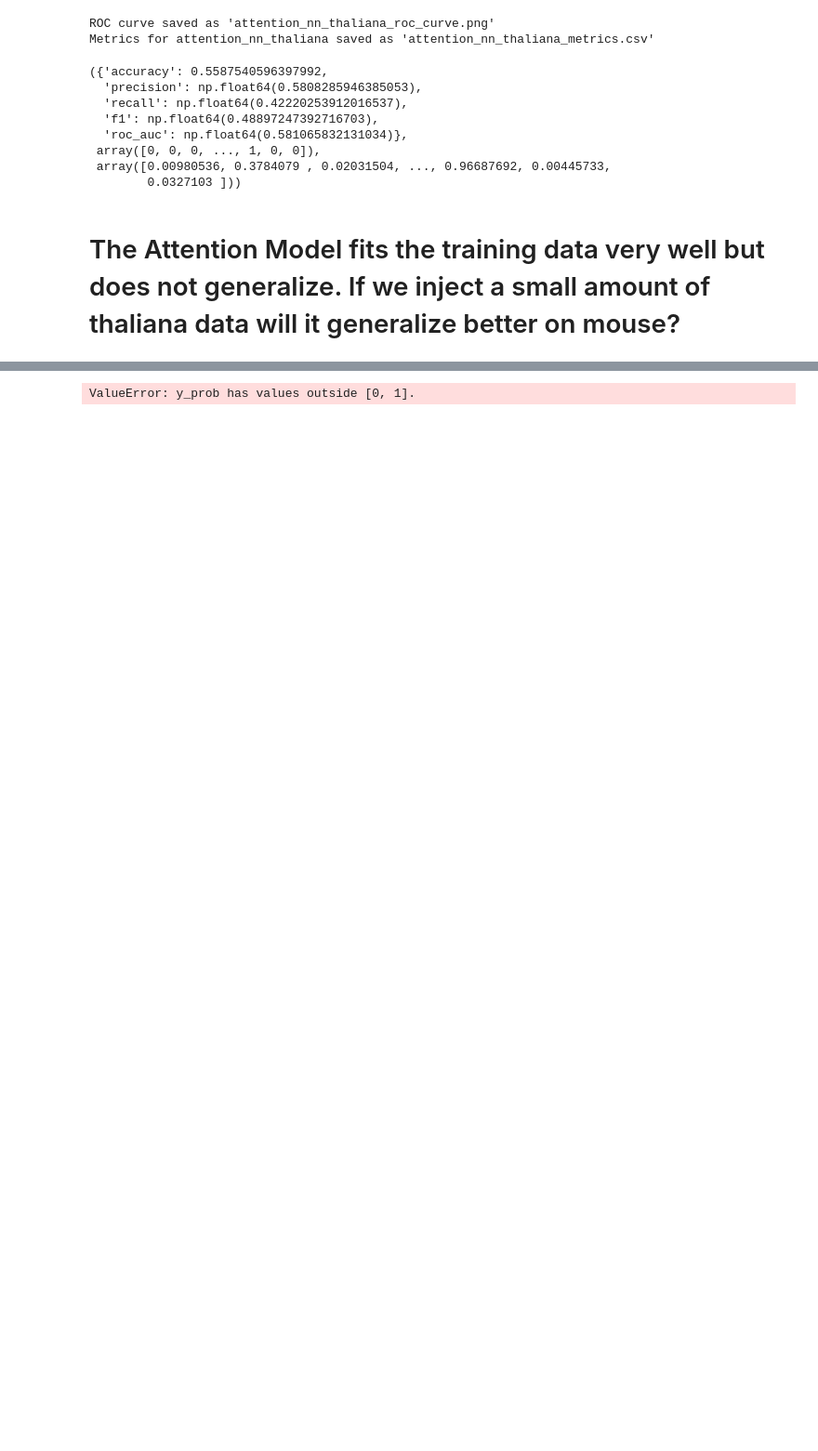
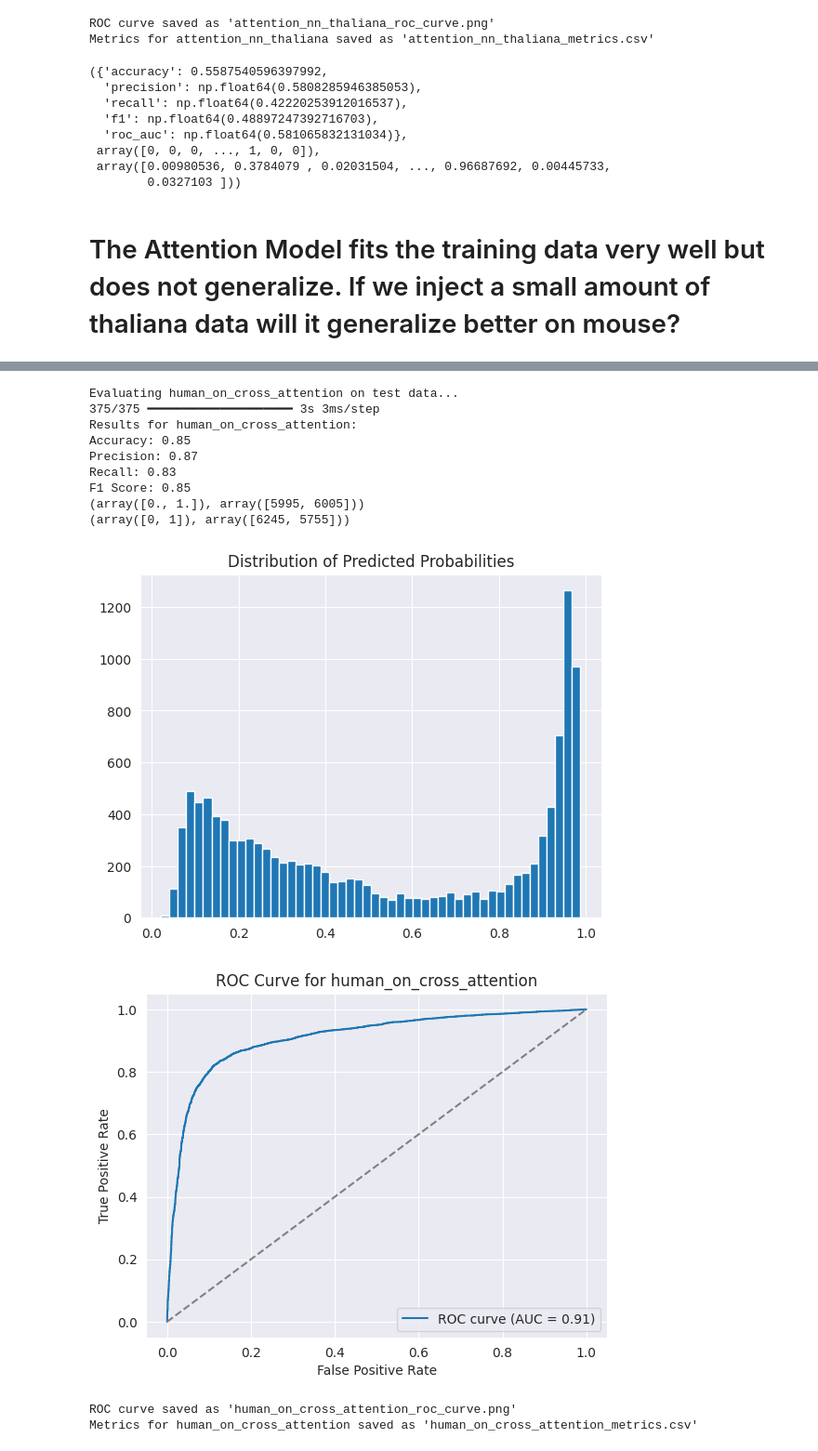
Before and after one commit to Jorjorian/PromoterKmers, a Jupyter notebook: ProjectDraftCode.ipynb, the cells around one changed output, grey strips where cells are left out. Shown at 93% size. Cells and saved outputs as stored; diff of their text form; code cells hidden in the pictures; blank space fills up the shorter version.

Commit message:
Implemented good transformer model, seeing if spiking in distance species data will help with generalizability

```diff
--- a/ProjectDraftCode.ipynb
+++ b/ProjectDraftCode.ipynb
@@ -95,7 +90,7 @@ def evaluate_model(best_model, X_test, y_test, model_name, attention=False, max_
         if not attention:
             X_test_tensor = tf.constant(X_test, dtype=tf.string)
         else:
-            X_test_tokenized = tokenize_and_pad_kmers(X_test, tokenizer, k=4, max_length=max_length)
+            X_test_tokenized = tokenize_and_pad_kmers(X_test, tokenizer, k=5, max_length=max_length)
             X_test_tensor = tf.constant(X_test_tokenized, dtype=tf.int32)
         # Get predicted probabilities
         y_prob = best_model.predict(X_test_tensor).flatten()
@@ -1079,0 +1139,10 @@ Metrics for attention_nn_thaliana saved as 'attention_nn_thaliana_metrics.csv'
+# %%
+max_length = max(len(seq) for seq in cross_x_train)
+tokenizer = build_kmer_tokenizer(cross_x_train, k=5)
+max_length = max(len(seq) for seq in cross_x_train) - 6
+X_train_tokenized = tokenize_and_pad_kmers(cross_x_train, tokenizer, k=5, max_length=max_length)
+X_val_tokenized = tokenize_and_pad_kmers(cross_x_val, tokenizer, k=5, max_length=max_length)
+vocab_size = len(tokenizer.word_index) + 1
+# creating datasets
+train_dataset = tf.data.Dataset.from_tensor_slices((X_train_tokenized, cross_y_train)).batch(32)
+val_dataset = tf.data.Dataset.from_tensor_slices((X_val_tokenized, cross_y_val)).batch(32)
@@ -1080,2 +1186,17 @@ Metrics for attention_nn_thaliana saved as 'attention_nn_thaliana_metrics.csv'
 # %%
+
+
+# Create and train the model
+attention_model = create_optimized_model(
+    max_length=X_train_tokenized.shape[1],
+    vocab_size=vocab_size,
+    embedding_dim=128,
+)
+
+attention_model.fit(
+    train_dataset,
+    validation_data=val_dataset,
+    epochs=30,
+    callbacks=[early_stopping, lr_scheduler, model_checkpoint],
+)
 # %% [output]
@@ -1095,10 +1221,16 @@ Metrics for attention_nn_thaliana saved as 'attention_nn_thaliana_metrics.csv'
 # %%
-from sklearn.calibration import calibration_curve
-prob_true, prob_pred = calibration_curve(y_thal, y_prob, n_bins=100)
-plt.plot(prob_pred, prob_true, marker='o')
-plt.title("Calibration Curve")
-plt.xlabel("Mean Predicted Probability")
-plt.ylabel("Fraction of Positives")
-plt.show()
+human_on_cross_metrics = evaluate_model(attention_model,human_x_test,human_y_test,'human_on_cross_attention',True, max_length, tokenizer)
 # %% [output]
-ValueError: y_prob has values outside [0, 1].
+Evaluating human_on_cross_attention on test data...
+375/375 ━━━━━━━━━━━━━━━━━━━━ 3s 3ms/step
+Results for human_on_cross_attention:
+Accuracy: 0.85
+Precision: 0.87
+Recall: 0.83
+F1 Score: 0.85
+(array([0., 1.]), array([5995, 6005]))
+(array([0, 1]), array([6245, 5755]))
+[figure, added]
+[figure, added]
+ROC curve saved as 'human_on_cross_attention_roc_curve.png'
+Metrics for human_on_cross_attention saved as 'human_on_cross_attention_metrics.csv'
```
Also changed, not shown: parts of 13 cells of this notebook, 2 other files.
